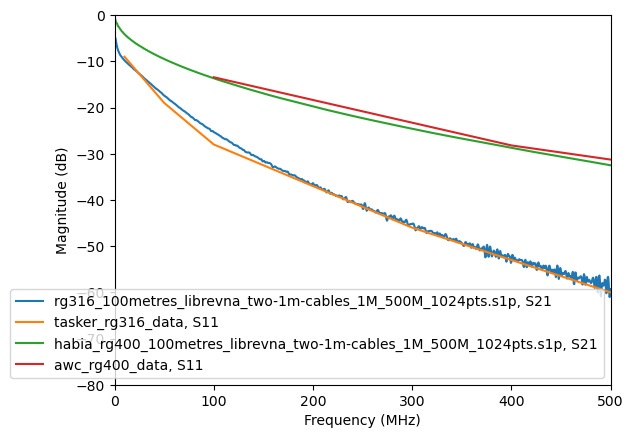
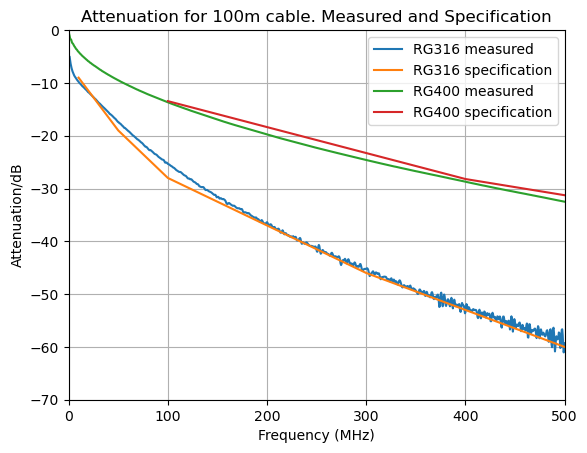
Unified diff of the notebook cell whose output changed from the first chart to the second:
--- before
+++ after
@@ -1,8 +1,12 @@
-rg316_100metres_plt = rg316_100metres.plot_s_db(n=0,m=1)
-rg316_specification.plot_s_db(ax=rg316_100metres_plt)
-rg400_data_100metres.plot_s_db(ax=rg316_100metres_plt,n=0,m=1)
-rg400_specification.plot_s_db(ax=rg316_100metres_plt)
+rg316_100metres_plt = rg316_100metres.plot_s_db(n=0,m=1, label="RG316 measured")
+rg316_specification.plot_s_db(ax=rg316_100metres_plt, label= "RG316 specification")
+rg400_data_100metres.plot_s_db(ax=rg316_100metres_plt,n=0,m=1, label="RG400 measured")
+rg400_specification.plot_s_db(ax=rg316_100metres_plt,label="RG400 specification")
 
+plt.ylabel("Attenuation/dB")
+plt.title("Attenuation for 100m cable. Measured and Specification")
 #rg316_100metres_plt.set_xlim([0,0.5])
 plt.xlim([0,0.5e9])
-plt.ylim([-80,0])
+plt.ylim([-70,0])
+plt.grid()
+plt.savefig("xlzd_od_rg316_rg400_100m_cable_attenuation.pdf", format="pdf") 

Commit: Tweaked titles for RG400/RG316 attenuation plot. Added a savefig to output in PDF